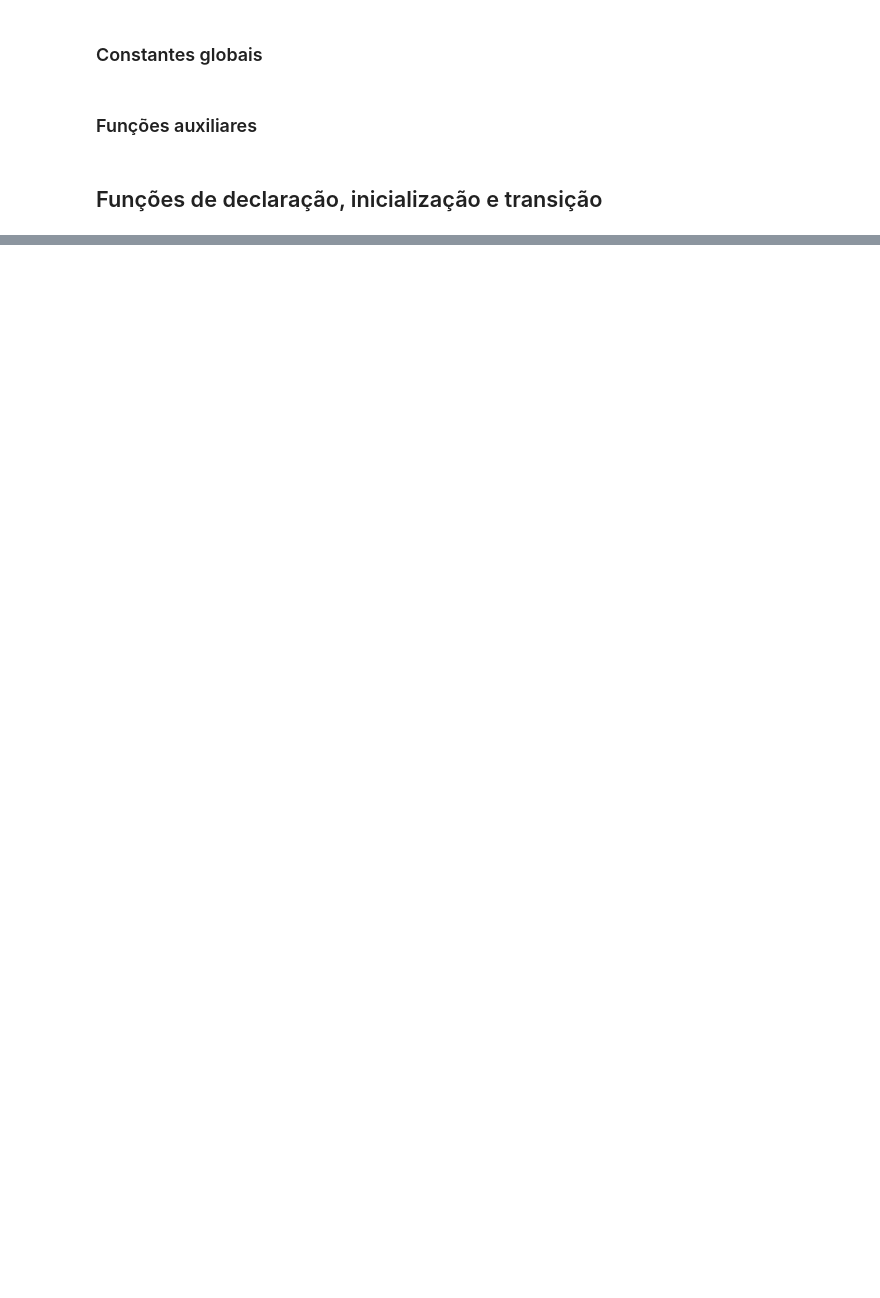
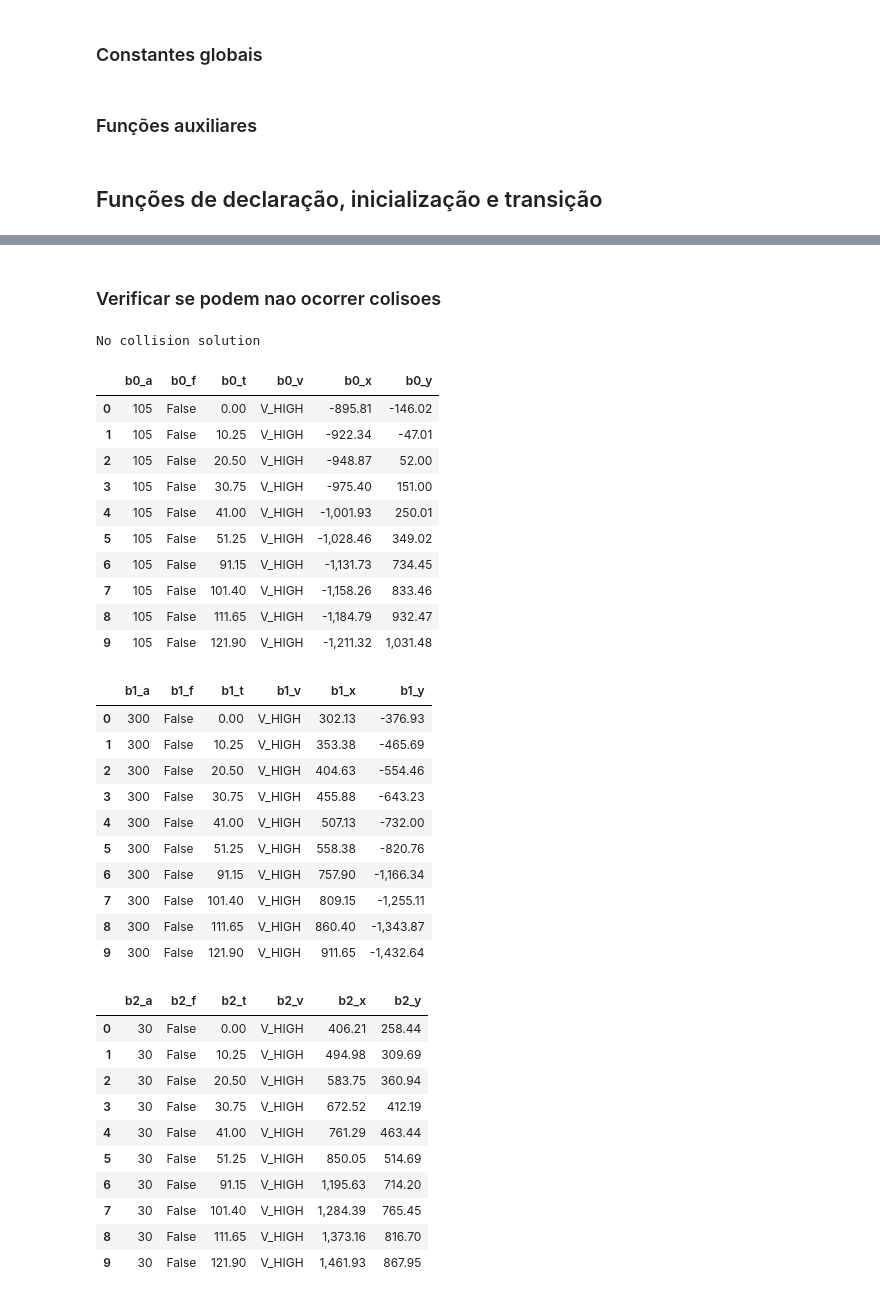
Before and after one commit to GilbertoCunha/Computational-Logic, a Jupyter notebook: Trabalho3/Boats.ipynb, the cells around one changed output, grey strips where cells are left out. Cells and saved outputs as stored; diff of their text form; code cells hidden in the pictures; blank space fills up the shorter version.

Commit message:
add bounded model checking for collisions

```diff
--- a/Trabalho3/Boats.ipynb
+++ b/Trabalho3/Boats.ipynb
@@ -408,0 +415,68 @@ plt.show()
+# %% [markdown]
+### Verificar se podem nao ocorrer colisoes
+# %%
+def bmc_always(k, fixed_dist=None):
+    solver = Solver()
+    trace = {i: declare(i, fixed_dist) for i in range(k)}
+    solver.add(init(trace[0], get_random_values()))
+
+    # Condicoes de transicao
+    for i in range(k-1):
+        solver.add(trans(trace[i], trace[i+1]))
+
+    # Condicao de nao colisao
+    for i in range(k):
+        solver.add(no_collisions(trace[i]))
+
+    if solver.check() == sat:
+        m = solver.model()
+
+        print("No collision solution")
+
+        for elem in m:
+            if str(elem) == "b0_d":
+                print(f"Safety distance = {m[elem]}")
+
+        r = model_to_dfs(m)
+        display_side_by_side(*r)
+    else:
+        r = None
+
+    return r
+
+m = bmc_always(10)
+# %% [output]
+No collision solution
+|  | b0_a | b0_f | b0_t | b0_v | b0_x | b0_y |
+| 0 | 105 | False | 0.00 | V_HIGH | -895.81 | -146.02 |
+| 1 | 105 | False | 10.25 | V_HIGH | -922.34 | -47.01 |
+| 2 | 105 | False | 20.50 | V_HIGH | -948.87 | 52.00 |
+| 3 | 105 | False | 30.75 | V_HIGH | -975.40 | 151.00 |
+| 4 | 105 | False | 41.00 | V_HIGH | -1,001.93 | 250.01 |
+| 5 | 105 | False | 51.25 | V_HIGH | -1,028.46 | 349.02 |
+| 6 | 105 | False | 91.15 | V_HIGH | -1,131.73 | 734.45 |
+| 7 | 105 | False | 101.40 | V_HIGH | -1,158.26 | 833.46 |
+| 8 | 105 | False | 111.65 | V_HIGH | -1,184.79 | 932.47 |
+| 9 | 105 | False | 121.90 | V_HIGH | -1,211.32 | 1,031.48 |
+|  | b1_a | b1_f | b1_t | b1_v | b1_x | b1_y |
+| 0 | 300 | False | 0.00 | V_HIGH | 302.13 | -376.93 |
+| 1 | 300 | False | 10.25 | V_HIGH | 353.38 | -465.69 |
+| 2 | 300 | False | 20.50 | V_HIGH | 404.63 | -554.46 |
+| 3 | 300 | False | 30.75 | V_HIGH | 455.88 | -643.23 |
+| 4 | 300 | False | 41.00 | V_HIGH | 507.13 | -732.00 |
+| 5 | 300 | False | 51.25 | V_HIGH | 558.38 | -820.76 |
+| 6 | 300 | False | 91.15 | V_HIGH | 757.90 | -1,166.34 |
+| 7 | 300 | False | 101.40 | V_HIGH | 809.15 | -1,255.11 |
+| 8 | 300 | False | 111.65 | V_HIGH | 860.40 | -1,343.87 |
+| 9 | 300 | False | 121.90 | V_HIGH | 911.65 | -1,432.64 |
+|  | b2_a | b2_f | b2_t | b2_v | b2_x | b2_y |
+| 0 | 30 | False | 0.00 | V_HIGH | 406.21 | 258.44 |
+| 1 | 30 | False | 10.25 | V_HIGH | 494.98 | 309.69 |
+| 2 | 30 | False | 20.50 | V_HIGH | 583.75 | 360.94 |
+| 3 | 30 | False | 30.75 | V_HIGH | 672.52 | 412.19 |
+| 4 | 30 | False | 41.00 | V_HIGH | 761.29 | 463.44 |
+| 5 | 30 | False | 51.25 | V_HIGH | 850.05 | 514.69 |
+| 6 | 30 | False | 91.15 | V_HIGH | 1,195.63 | 714.20 |
+| 7 | 30 | False | 101.40 | V_HIGH | 1,284.39 | 765.45 |
+| 8 | 30 | False | 111.65 | V_HIGH | 1,373.16 | 816.70 |
+| 9 | 30 | False | 121.90 | V_HIGH | 1,461.93 | 867.95 |
```
Also changed, not shown: parts of 8 cells of this notebook.
